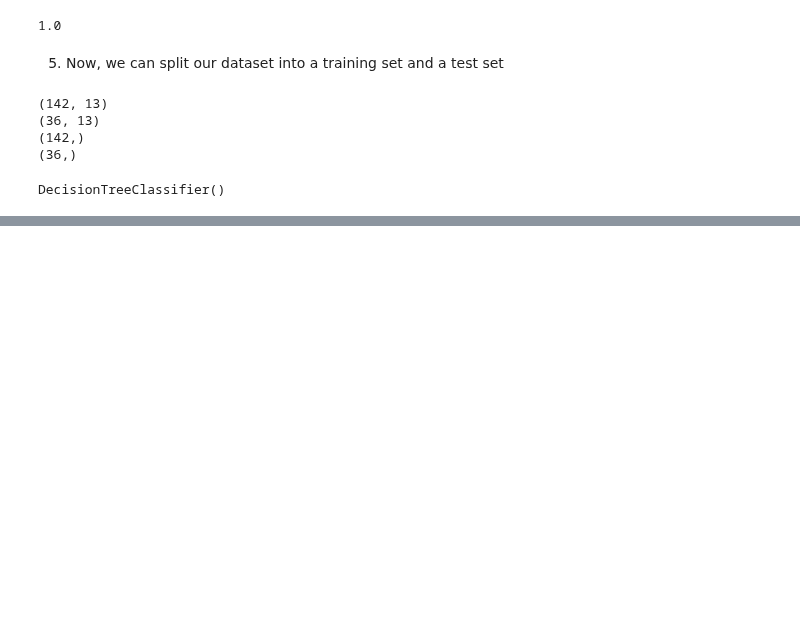
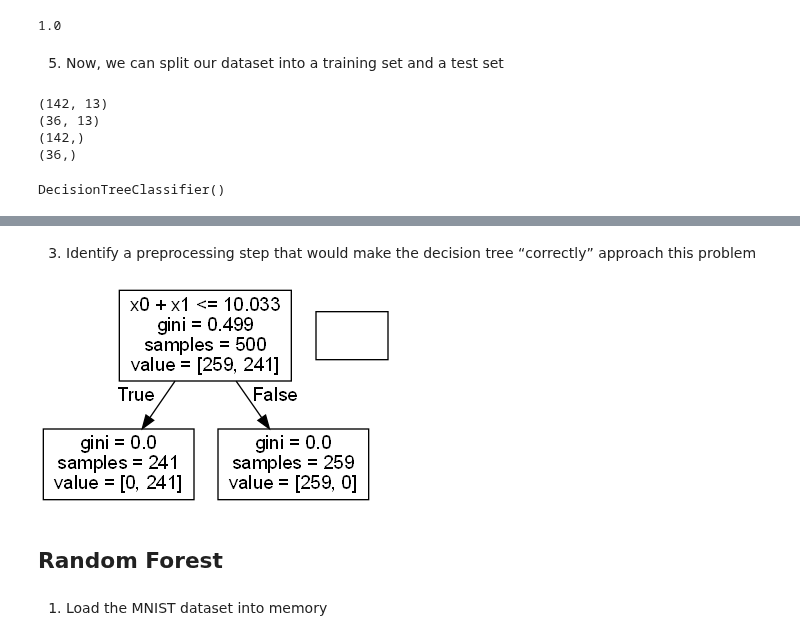
Before and after one commit to Edoch94/data-science-lab-1, a Jupyter notebook: MyRepo/Lab6/Lab6.ipynb, the cells around one changed output, grey strips where cells are left out. Saved outputs shown, nothing was run; the diff lists cells and outputs as text; code cells hidden in the pictures; blank space fills up the shorter version.

```diff
--- a/MyRepo/Lab6/Lab6.ipynb
+++ b/MyRepo/Lab6/Lab6.ipynb
@@ -120,0 +262,20 @@ weighted avg       0.97      0.97      0.97        36
+# %% [markdown]
+3. Identify a preprocessing step that would make the decision tree “correctly” approach this problem
+# %%
+from sklearn.tree import DecisionTreeClassifier, plot_tree
+
+new_X = (df_synth.iloc[:,0].to_numpy() + df_synth.iloc[:,1].to_numpy()).reshape(-1,1)
+new_y = df_synth.iloc[:,2].to_numpy().reshape(-1,1)
+
+clf = DecisionTreeClassifier()
+clf.fit(new_X,synth_y)
+
+dot_code = export_graphviz(clf, feature_names=["x0 + x1"])
+graph = pydot.graph_from_dot_data(dot_code)
+Image(graph[0].create_png())
+# %% [output]
+[figure, added]
+# %% [markdown]
+## Random Forest
+# %% [markdown]
+1. Load the MNIST dataset into memory
```
Also changed, not shown: parts of 36 cells of this notebook, 1 other file.
